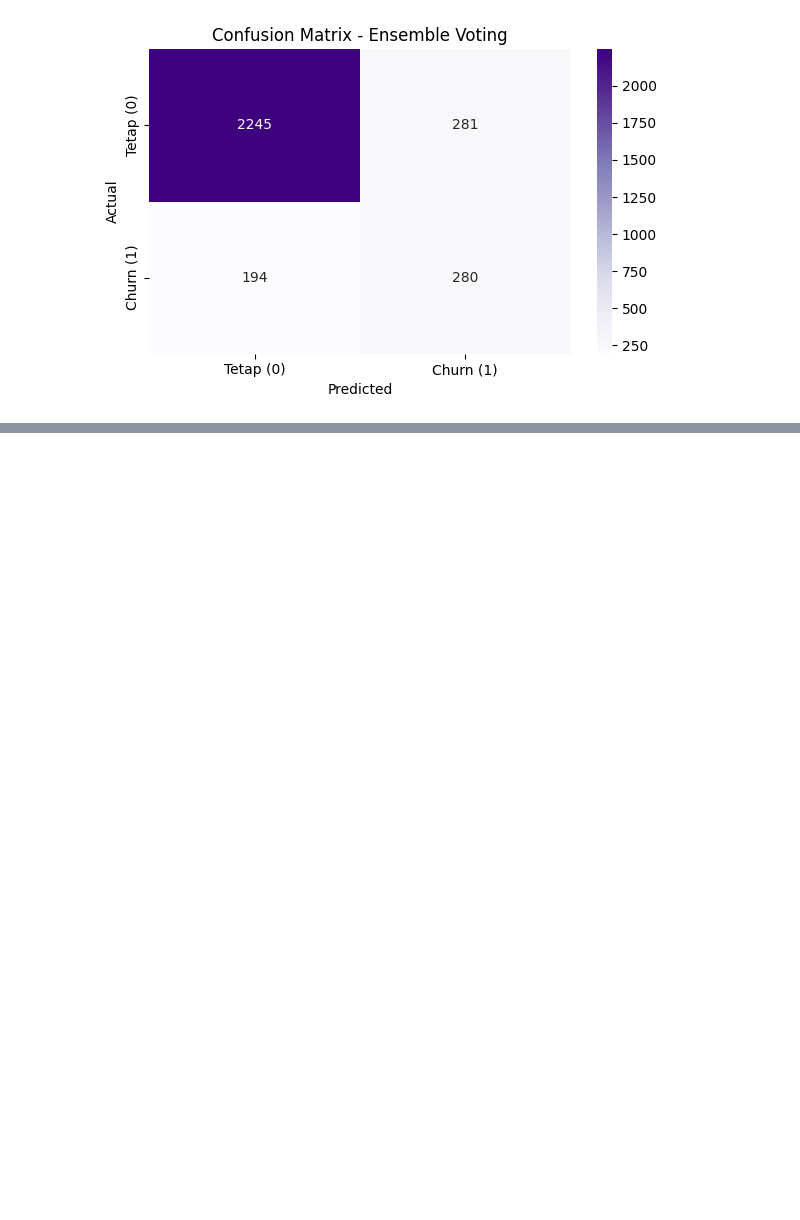
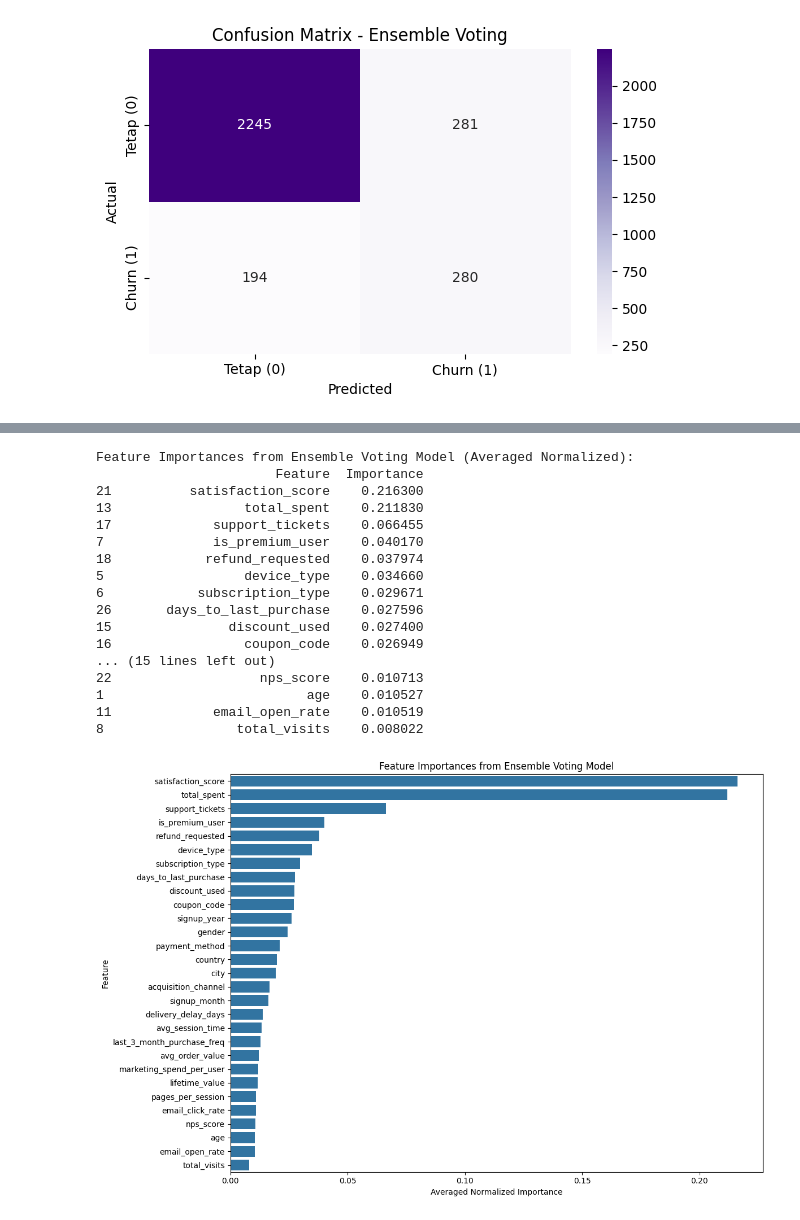
Before and after one commit to JohanaOktaviaRamadhani/bengkod-churn-prediction, a Jupyter notebook: notebook/SoalKetiga.ipynb, the cells around one changed output, grey strips where cells are left out. Saved outputs shown, nothing was run; the diff lists cells and outputs as text; code cells hidden in the pictures; blank space fills up the shorter version.

```diff
--- a/notebook/SoalKetiga.ipynb
+++ b/notebook/SoalKetiga.ipynb
@@ -511,0 +587,51 @@ weighted avg       0.85      0.84      0.85      3000
+# %%
+feature_names = X_train.columns
+
+lr_importances_raw = abs(voting_model.estimators_[0].coef_[0])
+rf_importances_raw = voting_model.estimators_[1].feature_importances_
+xgb_importances_raw = voting_model.estimators_[2].feature_importances_
+
+lr_importances_norm = lr_importances_raw / lr_importances_raw.sum()
+rf_importances_norm = rf_importances_raw / rf_importances_raw.sum()
+xgb_importances_norm = xgb_importances_raw / xgb_importances_raw.sum()
+
+df_lr_imp = pd.DataFrame({'Feature': feature_names, 'Importance': lr_importances_norm})
+df_rf_imp = pd.DataFrame({'Feature': feature_names, 'Importance': rf_importances_norm})
+df_xgb_imp = pd.DataFrame({'Feature': feature_names, 'Importance': xgb_importances_norm})
+
+combined_importances = df_rf_imp.set_index('Feature')
+combined_importances['Importance'] += df_lr_imp.set_index('Feature')['Importance']
+combined_importances['Importance'] += df_xgb_imp.set_index('Feature')['Importance']
+
+combined_importances['Importance'] /= 3
+combined_importances = combined_importances.reset_index().sort_values(by='Importance', ascending=False)
+
+print("Feature Importances from Ensemble Voting Model (Averaged Normalized):")
+print(combined_importances)
+
+plt.figure(figsize=(12, 8))
+sns.barplot(x='Importance', y='Feature', data=combined_importances)
+plt.title('Feature Importances from Ensemble Voting Model')
+plt.xlabel('Averaged Normalized Importance')
+plt.ylabel('Feature')
+plt.tight_layout()
+plt.show()
+# %% [output]
+Feature Importances from Ensemble Voting Model (Averaged Normalized):
+                       Feature  Importance
+21          satisfaction_score    0.216300
+13                 total_spent    0.211830
+17             support_tickets    0.066455
+7              is_premium_user    0.040170
+18            refund_requested    0.037974
+5                  device_type    0.034660
+6            subscription_type    0.029671
+26       days_to_last_purchase    0.027596
+15               discount_used    0.027400
+16                 coupon_code    0.026949
+... (15 lines left out)
+22                   nps_score    0.010713
+1                          age    0.010527
+11             email_open_rate    0.010519
+8                 total_visits    0.008022
+[figure, added]
```
Also changed, not shown: parts of 5 cells of this notebook.
